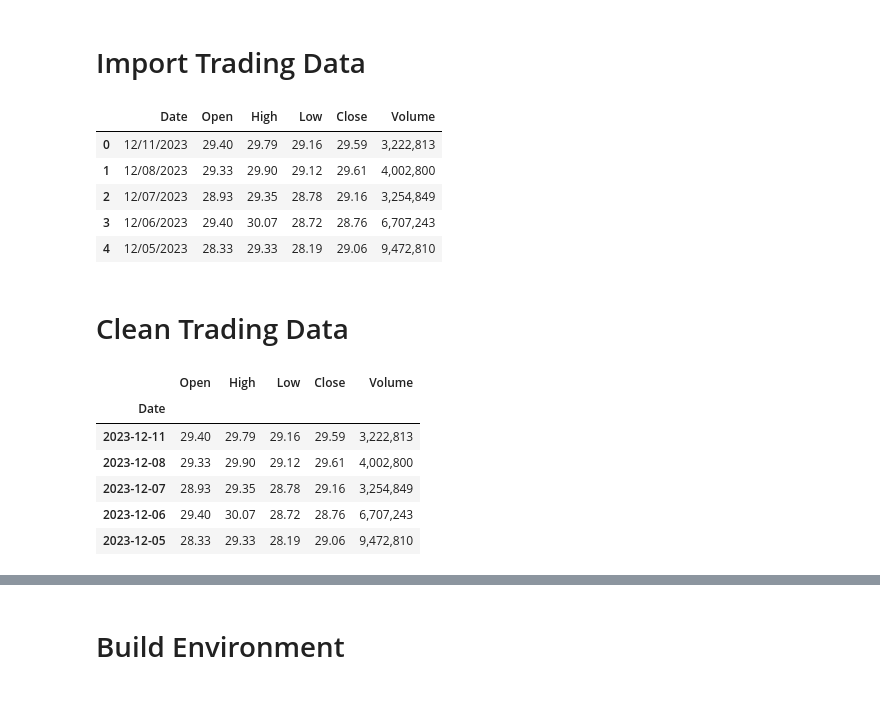
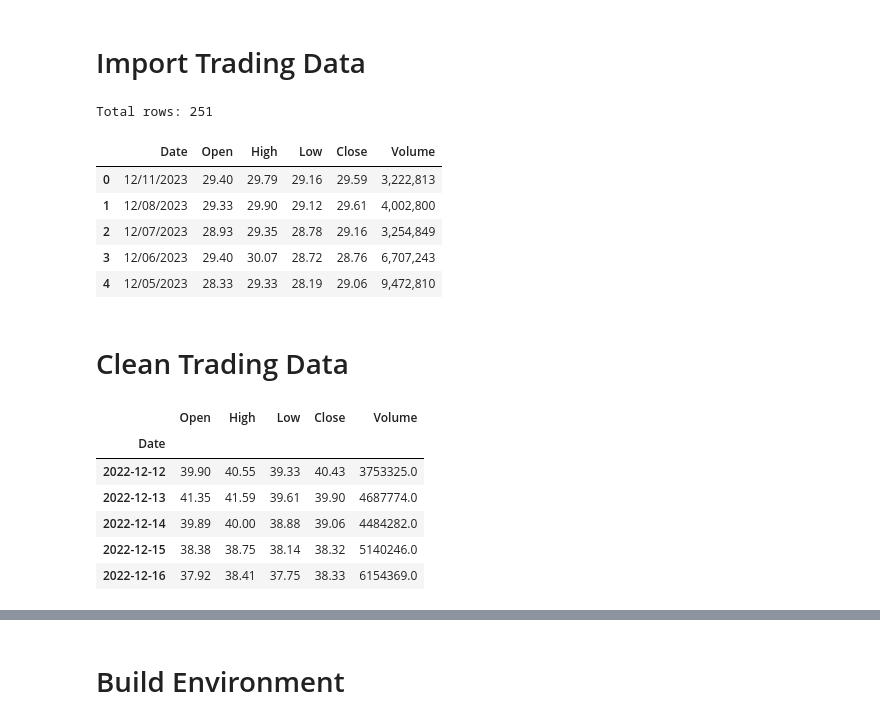
Before and after one commit to ngagne/stock-trading-reinforcement-learning, a Jupyter notebook: main.ipynb, the cells around one changed output, grey strips where cells are left out. Cells and saved outputs as stored; diff of their text form; code cells hidden in the pictures.

```diff
--- a/main.ipynb
+++ b/main.ipynb
@@ -59,8 +93,11 @@ from matplotlib import pyplot as plt
 # %%
 # CSV downloaded from: https://www.marketwatch.com/investing/stock/cfg/download-data
 df = pd.read_csv('data/Download Data - STOCK_US_XNYS_CFG.csv')
+
+print('Total rows:', df.shape[0])
 df.head()
 # %% [output]
+Total rows: 251
 |  | Date | Open | High | Low | Close | Volume |
 | 0 | 12/11/2023 | 29.40 | 29.79 | 29.16 | 29.59 | 3,222,813 |
 | 1 | 12/08/2023 | 29.33 | 29.90 | 29.12 | 29.61 | 4,002,800 |
@@ -69,15 +106,23 @@ df.head()
 | 4 | 12/05/2023 | 28.33 | 29.33 | 28.19 | 29.06 | 9,472,810 |
 # %% [markdown]
 # Clean Trading Data
-# %%
-df['Date'] = pd.to_datetime(df['Date'])
-df.set_index('Date', inplace=True)
-df.head()
-# %% [output]
-|  | Open | High | Low | Close | Volume |
-| Date |  |  |  |  |  |
-| 2023-12-11 | 29.40 | 29.79 | 29.16 | 29.59 | 3,222,813 |
-| 2023-12-08 | 29.33 | 29.90 | 29.12 | 29.61 | 4,002,800 |
-| 2023-12-07 | 28.93 | 29.35 | 28.78 | 29.16 | 3,254,849 |
-| 2023-12-06 | 29.40 | 30.07 | 28.72 | 28.76 | 6,707,243 |
-| 2023-12-05 | 28.33 | 29.33 | 28.19 | 29.06 | 9,472,810 |
+# %%
+# convert date string to a datetime object
+df['Date'] = pd.to_datetime(df['Date'])
+
+# convert Volume to a float
+df['Volume'] = df['Volume'].apply(lambda val: float(val.replace(',', '')))
+
+# set index and sort
+df.set_index('Date', inplace=True)
+df.sort_values('Date', ascending=True, inplace=True)
+
+df.head()
+# %% [output]
+|  | Open | High | Low | Close | Volume |
+| Date |  |  |  |  |  |
+| 2022-12-12 | 39.90 | 40.55 | 39.33 | 40.43 | 3753325.0 |
+| 2022-12-13 | 41.35 | 41.59 | 39.61 | 39.90 | 4687774.0 |
+| 2022-12-14 | 39.89 | 40.00 | 38.88 | 39.06 | 4484282.0 |
+| 2022-12-15 | 38.38 | 38.75 | 38.14 | 38.32 | 5140246.0 |
+| 2022-12-16 | 37.92 | 38.41 | 37.75 | 38.33 | 6154369.0 |
```
Also changed, not shown: parts of 17 cells of this notebook, 3 other files.
